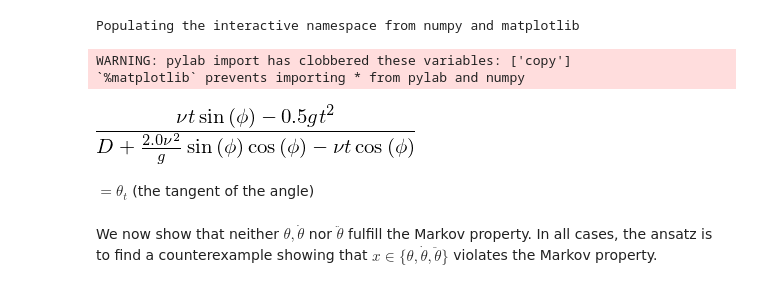
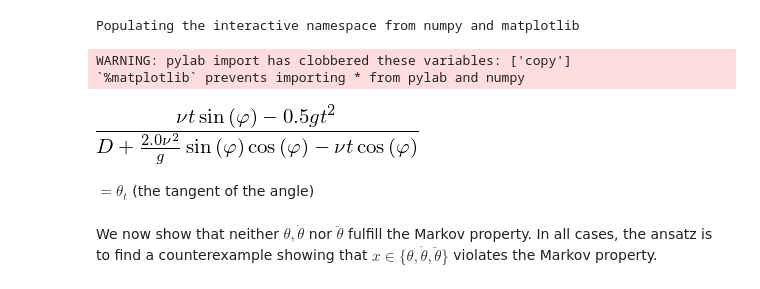
Before and after one commit to shoefer/ball_catching, a Jupyter notebook: ipynb/proof-angular-non-markov.ipynb, the cells around one changed output. Cells and saved outputs as stored; diff of their text form; code cells hidden in the pictures.

```diff
--- a/ipynb/proof-angular-non-markov.ipynb
+++ b/ipynb/proof-angular-non-markov.ipynb
@@ -35,33 +35,33 @@ WARNING: pylab import has clobbered these variables: ['copy']
 # %%
 # HElPER FUNCTIONS
 # sympy has problems of simplifying (V^2 sin(phi)^2)^{1/2} to V sin(phi)
 def sympy_sqrt_fix(formula):
 #  return sp.simplify(formula.subs((V**2*sp.sin(phi)**2)**(0.5), V*sp.sin(phi)))
   return sp.simplify(formula.subs(sp.sqrt( (V**2) * (sp.sin(phi))**2), V*sp.sin(phi)))
 def zero_yb0(formula, val=0):
   return sympy_sqrt_fix(formula.subs(yb0,val))
 
 GRAVITY=9.81
 
-t, yb0, phi, V, g, vr = sp.symbols("t, b_{y0}, \\phi, \\nu, g, v_r")
+t, yb0, phi, V, g, vr = sp.symbols("t, b_{y0}, \\varphi, \\nu, g, v_r")
 yb0 = 0 # simplify: y_b=0
 yb = V*sp.sin(phi)*t - 0.5*g*t*t + yb0
 xb = V*sp.cos(phi)*t
 
 T = sp.solve(yb, t)[1]
 R = xb.subs(t, T)
 D = sp.symbols("D")
 a0 = R+D # starting position
 
 # Set-up Eq.(1) - the tan alpha(t), based on yb
 
 a = R+D   # assume is not moving
 #a = sp.symbols("a_0")
 
 theta =  yb/(a-xb)
 theta
 # %% [output]
-[figure, old version]
+[figure, new version]
 # %% [markdown]
 $= \theta_t$  (the tangent of the angle)
 # %%
```
Also changed, not shown: parts of 2 cells of this notebook, 1 other file.
